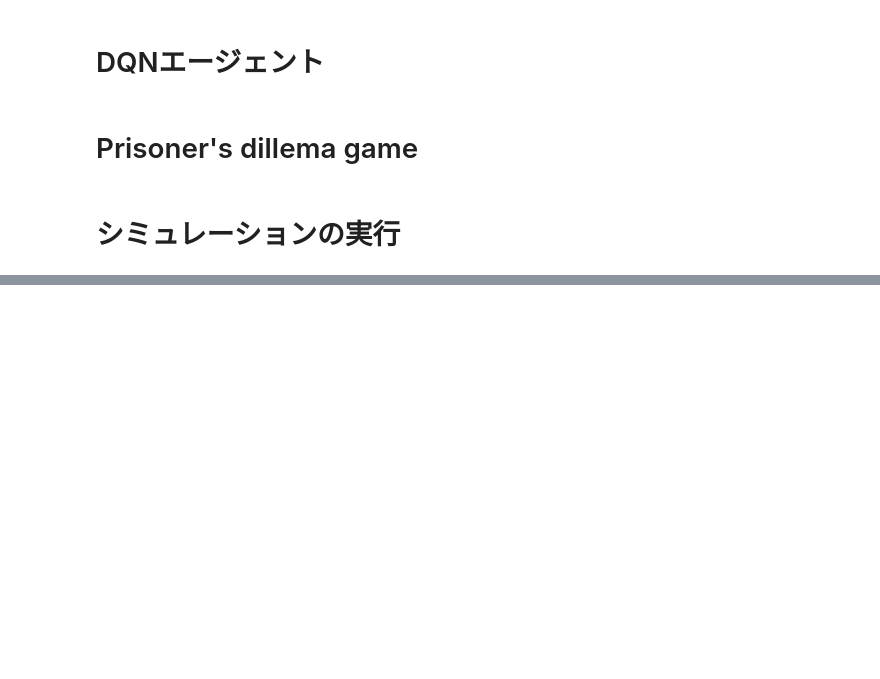
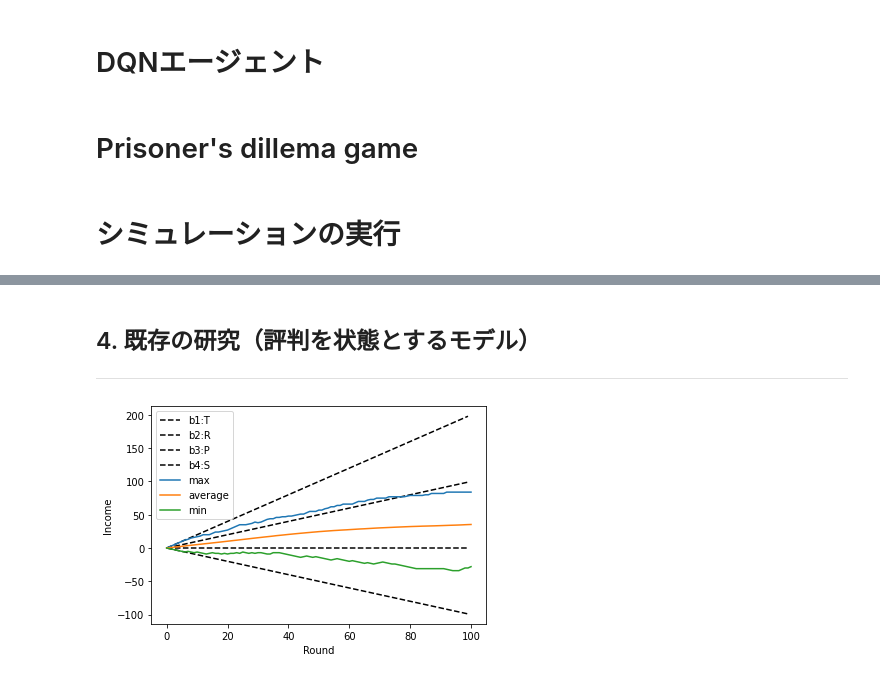
Before and after one commit to UTakeuchi/PDsimulator, a Jupyter notebook: main_case2_dqn.ipynb, the cells around one changed output, grey strips where cells are left out. Cells and saved outputs as stored; diff of their text form; code cells hidden in the pictures; blank space fills up the shorter version.

```diff
--- a/main_case2_dqn.ipynb
+++ b/main_case2_dqn.ipynb
@@ -214,0 +224,48 @@ plot_total_income(income_history)
+# %% [markdown]
+## 4. 既存の研究（評判を状態とするモデル）
+---
+# %%
+env = PDGame()
+n = 100 # agentの人数 n
+agents_ = [] # 別のエージェントたち
+for i in range(n):
+    agents_.append(DQNAgent())
+incomes = np.zeros(n) # 所得はAgents()の外部に格納
+income_history = np.zeros((3,1)) # 各行に平均値・最大値・最小値の推移を格納
+
+R = {0, 1} # 0: bad, 1: good
+rep = np.ones(n) # 評判を格納する配列
+def norm9(rep_i, rep_j, a_i):
+    if (rep_j == 1 and a_i == 1) or (rep_j == 0 and a_i == 0):
+        return 1
+    else:
+        return 0
+
+rounds = 100
+sync_interval = 10
+for round in range(rounds):
+    players = env.matching(range(len(agents_)))
+    for pair in players:
+        x, y = pair
+        player1, player2 = agents_[x], agents_[y]
+        state = np.array([rep[x], rep[y]]) #stateは（自分の所得, 相手の所得）の順にする
+
+        a1 = player1.get_action(state)
+        a2 = player2.get_action(state[::-1]) #player2目線に変換
+        r1, r2 = env.step(a1, a2)
+        incomes[x] += r1
+        incomes[y] += r2
+        next_state = np.array([norm9(state[0], state[1], a1), norm9(state[1], state[0], a2)])
+        player1.update(state, a1, r1, next_state)
+        player2.update(state[::-1], a2, r2, next_state[::-1])
+
+    if round % sync_interval == 0:
+        for agent in agents_:
+            agent.sync_qnet()
+
+    add = np.array([[incomes.max()], [np.mean(incomes)], [incomes.min()]])
+    income_history = np.append(income_history, add, axis=1)
+
+plot_total_income(income_history)
+# %% [output]
+[figure, added]
```
Also changed, not shown: parts of 16 cells of this notebook.
